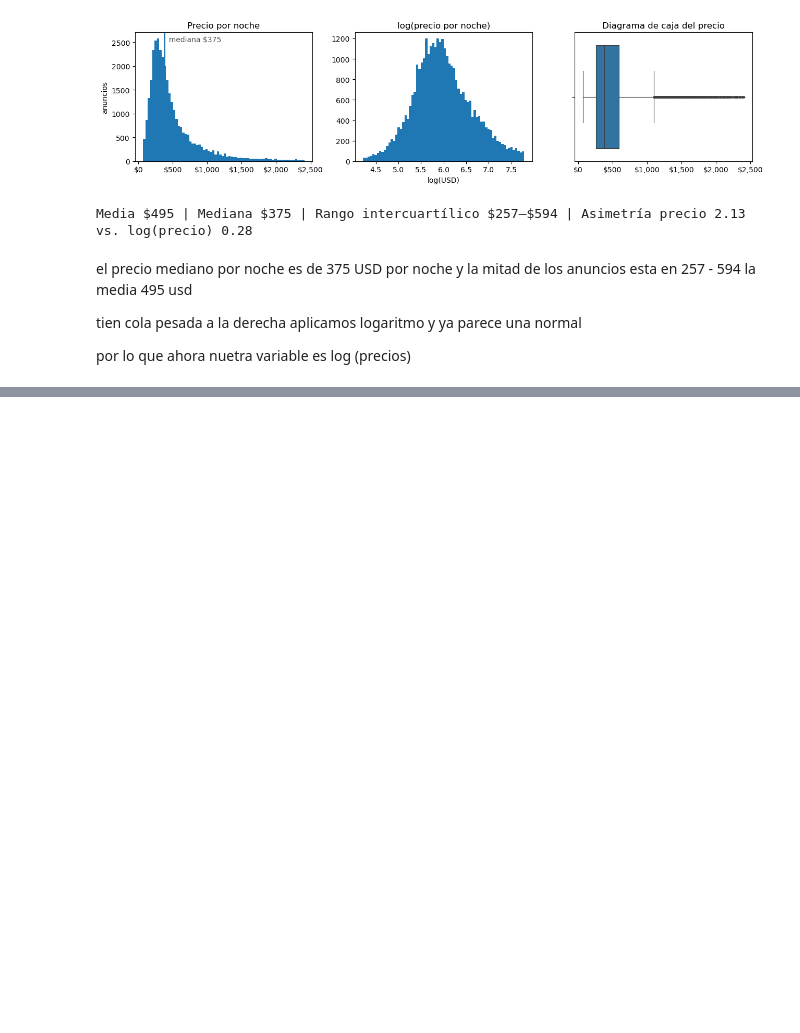
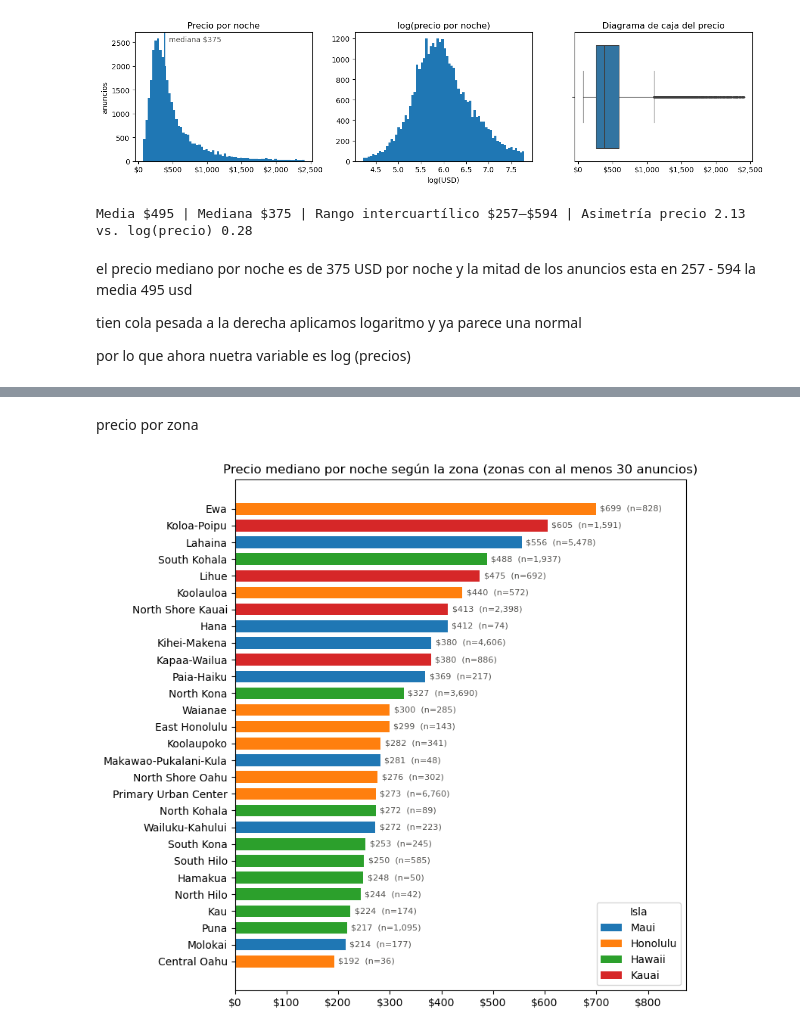
Before and after one commit to Jhonatanclavijo/Reto-Global-Classroom-Anal-tica-de-Airbnb---Hawai, a Jupyter notebook: Analisis exploratorio.ipynb, the cells around one changed output, grey strips where cells are left out. Cells and saved outputs as stored; diff of their text form; code cells hidden in the pictures; blank space fills up the shorter version.

```diff
--- a/Analisis exploratorio.ipynb
+++ b/Analisis exploratorio.ipynb
@@ -112,0 +134,26 @@ por lo que ahora nuetra variable es log (precios)
+# %% [markdown]
+precio por zona
+# %%
+from matplotlib.patches import Patch
+
+colores = {
+    "Maui": "#1f77b4",
+    "Honolulu": "#ff7f0e",
+    "Hawaii": "#2ca02c",
+    "Kauai": "#d62728",
+}
+
+zonas = df.groupby(["neighbourhood", "island"])["price"].agg(mediana="median", anuncios="size").reset_index()
+zonas = zonas[zonas["anuncios"] >= 30].sort_values("mediana")
+fig, ax = plt.subplots(figsize=(8, 7.5))
+ax.barh(zonas["neighbourhood"], zonas["mediana"],color=zonas["island"].map(colores), height=0.7)
+for y, (v, n) in enumerate(zip(zonas["mediana"], zonas["anuncios"])):
+    ax.text(v + 8, y, f"${v:,.0f}  (n={n:,})", va="center", color="#52514e", fontsize=8)
+ax.xaxis.set_major_formatter(usd); ax.set_xlim(0, zonas["mediana"].max() * 1.25)
+ax.grid(axis="y", visible=False)
+ax.set_title("Precio mediano por noche según la zona (zonas con al menos 30 anuncios)")
+ax.legend(handles=[Patch(facecolor=c, label=isla) for isla, c in colores.items()], title="Isla", loc="lower right")
+plt.tight_layout()
+plt.show()
+# %% [output]
+[figure, added]
```
Also changed, not shown: parts of 2 cells of this notebook.
